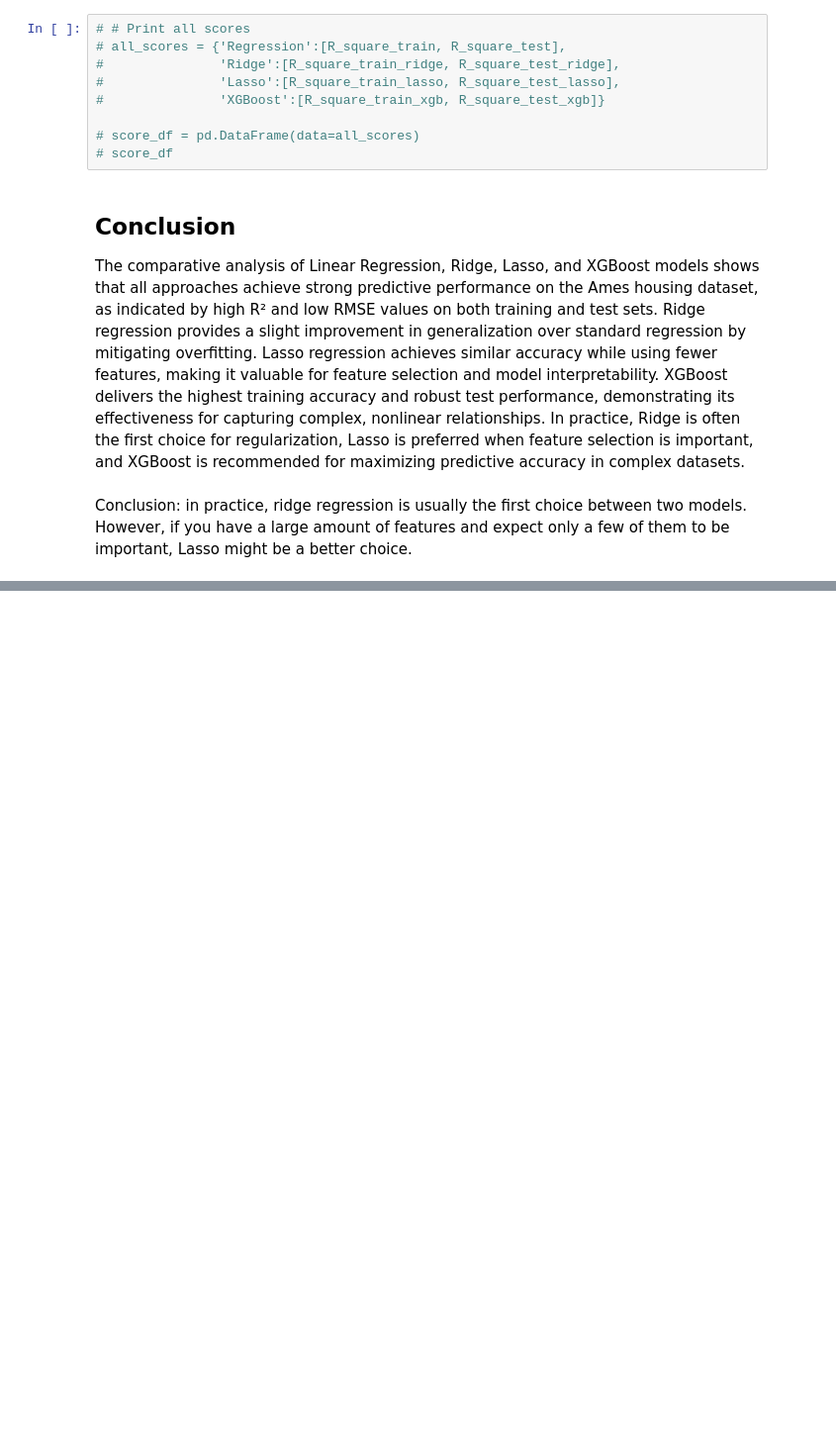
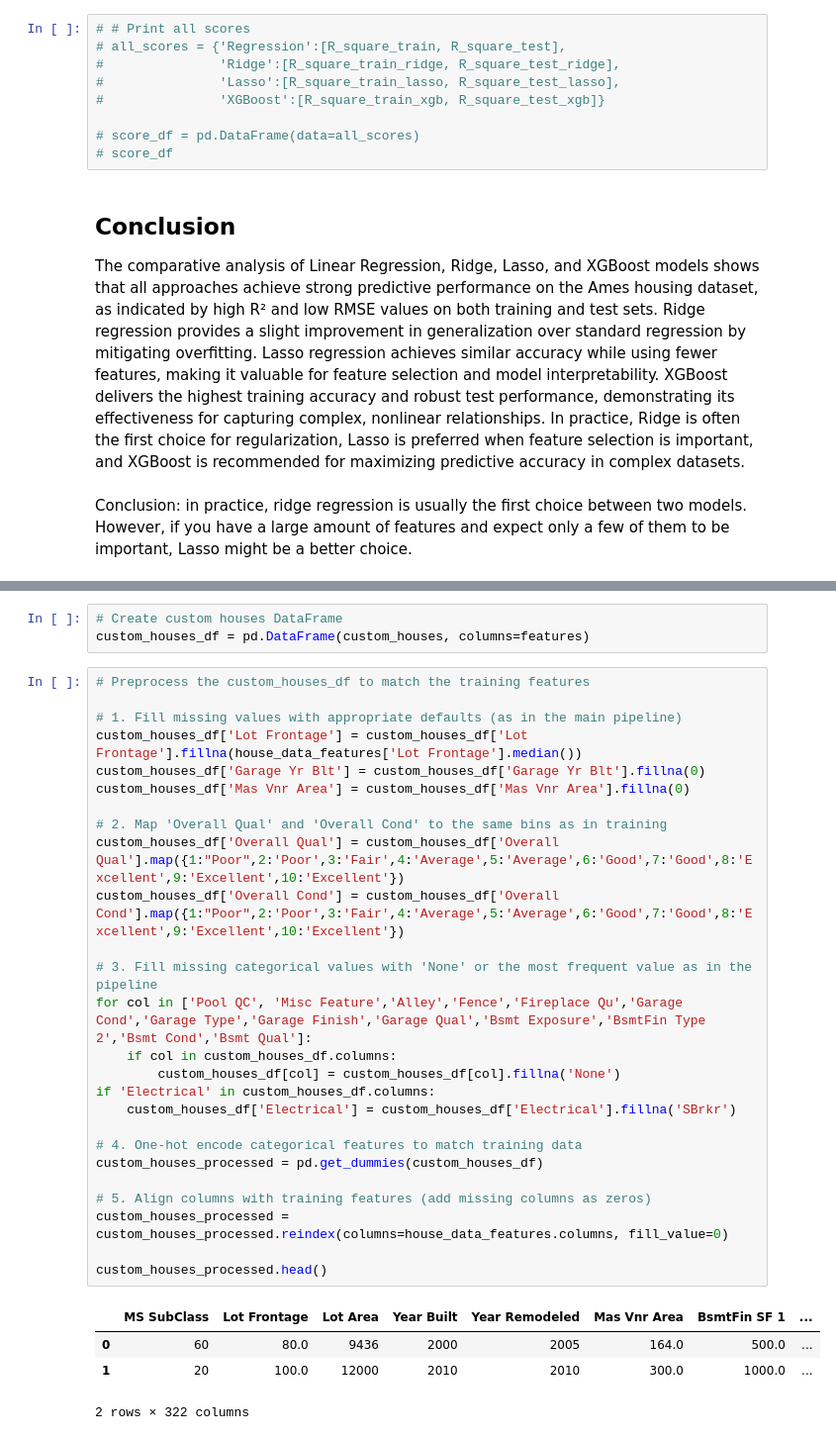
Before and after one commit to LeLoc23/Ames_house_price-Prediction, a Jupyter notebook: ames_house_price-Prediction.ipynb, the cells around one changed output, grey strips where cells are left out. Shown at 99% size. Saved outputs shown, nothing was run; the diff lists cells and outputs as text; blank space fills up the shorter version.

```diff
--- a/ames_house_price-Prediction.ipynb
+++ b/ames_house_price-Prediction.ipynb
@@ -962,0 +1191,34 @@ Conclusion: in practice, ridge regression is usually the first choice between tw
+# %%
+# Create custom houses DataFrame
+custom_houses_df = pd.DataFrame(custom_houses, columns=features)
+# %%
+# Preprocess the custom_houses_df to match the training features
+
+# 1. Fill missing values with appropriate defaults (as in the main pipeline)
+custom_houses_df['Lot Frontage'] = custom_houses_df['Lot Frontage'].fillna(house_data_features['Lot Frontage'].median())
+custom_houses_df['Garage Yr Blt'] = custom_houses_df['Garage Yr Blt'].fillna(0)
+custom_houses_df['Mas Vnr Area'] = custom_houses_df['Mas Vnr Area'].fillna(0)
+
+# 2. Map 'Overall Qual' and 'Overall Cond' to the same bins as in training
+custom_houses_df['Overall Qual'] = custom_houses_df['Overall Qual'].map({1:"Poor",2:'Poor',3:'Fair',4:'Average',5:'Average',6:'Good',7:'Good',8:'Excellent',9:'Excellent',10:'Excellent'})
+custom_houses_df['Overall Cond'] = custom_houses_df['Overall Cond'].map({1:"Poor",2:'Poor',3:'Fair',4:'Average',5:'Average',6:'Good',7:'Good',8:'Excellent',9:'Excellent',10:'Excellent'})
+
+# 3. Fill missing categorical values with 'None' or the most frequent value as in the pipeline
+for col in ['Pool QC', 'Misc Feature','Alley','Fence','Fireplace Qu','Garage Cond','Garage Type','Garage Finish','Garage Qual','Bsmt Exposure','BsmtFin Type 2','Bsmt Cond','Bsmt Qual']:
+    if col in custom_houses_df.columns:
+        custom_houses_df[col] = custom_houses_df[col].fillna('None')
+if 'Electrical' in custom_houses_df.columns:
+    custom_houses_df['Electrical'] = custom_houses_df['Electrical'].fillna('SBrkr')
+
+# 4. One-hot encode categorical features to match training data
+custom_houses_processed = pd.get_dummies(custom_houses_df)
+
+# 5. Align columns with training features (add missing columns as zeros)
+custom_houses_processed = custom_houses_processed.reindex(columns=house_data_features.columns, fill_value=0)
+
+custom_houses_processed.head()
+# %% [output]
+|  | MS SubClass | Lot Frontage | Lot Area | Year Built | Year Remodeled | Mas Vnr Area | BsmtFin SF 1 | ... |
+| 0 | 60 | 80.0 | 9436 | 2000 | 2005 | 164.0 | 500.0 | ... |
+| 1 | 20 | 100.0 | 12000 | 2010 | 2010 | 300.0 | 1000.0 | ... |
+2 rows × 322 columns
```
Also changed, not shown: parts of 9 cells of this notebook, 1 other file.
